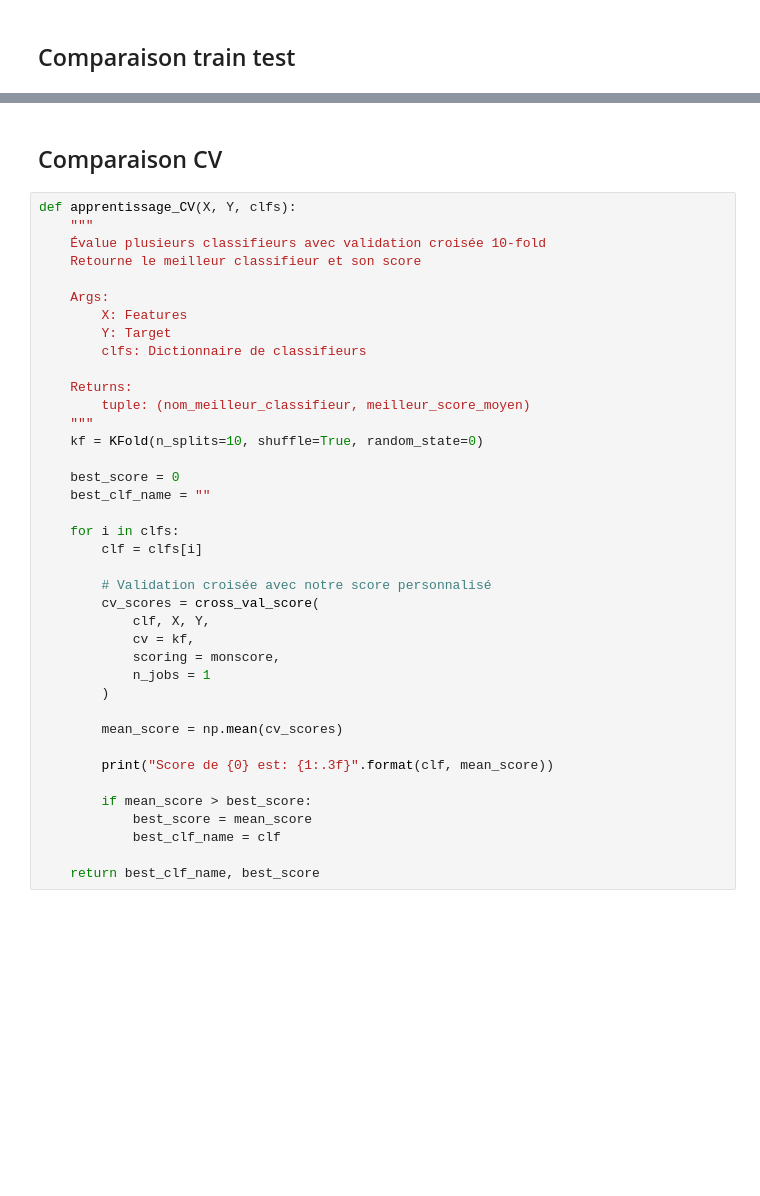
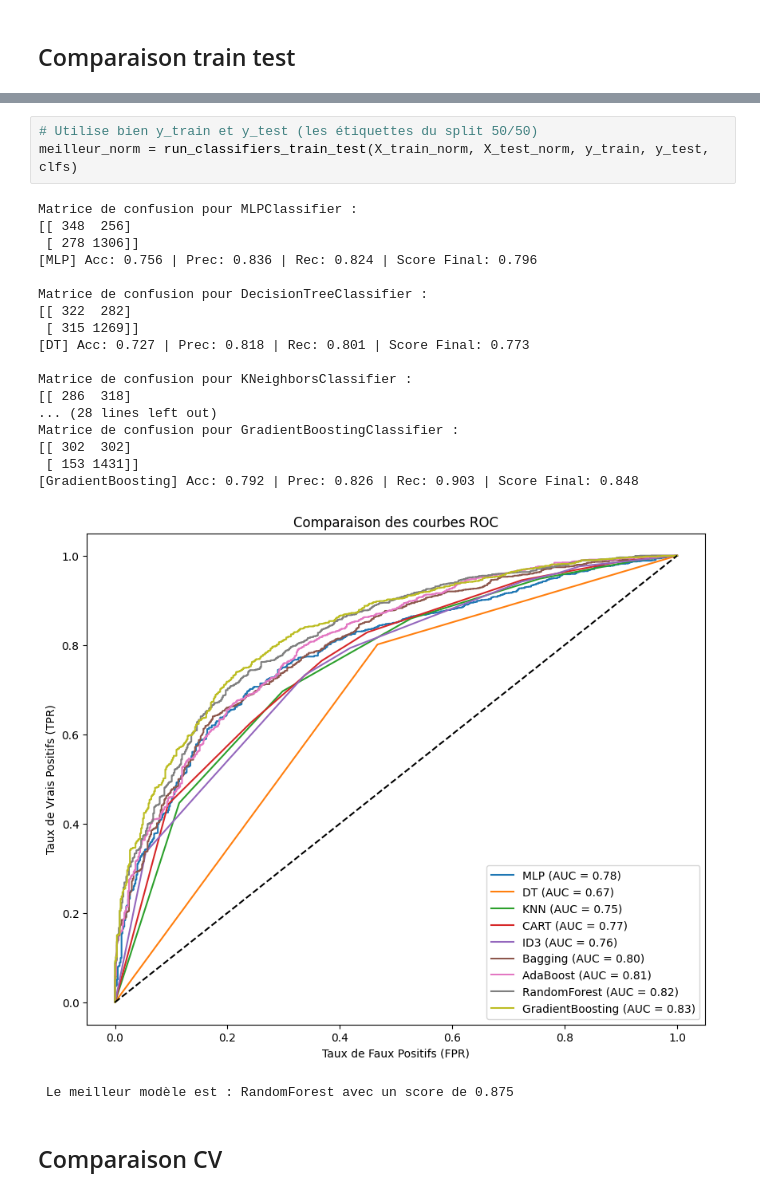
Before and after one commit to cerinekerarma/Machine_learning_project2, a Jupyter notebook: src/credit_scoring.ipynb, the cells around one changed output, grey strips where cells are left out. Drawn from its saved outputs; the diff is of its cells as text; blank space fills up the shorter version.

```diff
--- a/src/credit_scoring.ipynb
+++ b/src/credit_scoring.ipynb
@@ -64,41 +88,25 @@ RandomForest -> Test Score: 75.84%
+# %%
+# Utilise bien y_train et y_test (les étiquettes du split 50/50)
+meilleur_norm = run_classifiers_train_test(X_train_norm, X_test_norm, y_train, y_test, clfs)
+# %% [output]
+Matrice de confusion pour MLPClassifier :
+[[ 348  256]
+ [ 278 1306]]
+[MLP] Acc: 0.756 | Prec: 0.836 | Rec: 0.824 | Score Final: 0.796
+
+Matrice de confusion pour DecisionTreeClassifier :
+[[ 322  282]
+ [ 315 1269]]
+[DT] Acc: 0.727 | Prec: 0.818 | Rec: 0.801 | Score Final: 0.773
+
+Matrice de confusion pour KNeighborsClassifier :
+[[ 286  318]
+... (28 lines left out)
+Matrice de confusion pour GradientBoostingClassifier :
+[[ 302  302]
+ [ 153 1431]]
+[GradientBoosting] Acc: 0.792 | Prec: 0.826 | Rec: 0.903 | Score Final: 0.848
+[figure, added]
+ Le meilleur modèle est : RandomForest avec un score de 0.875
 # %% [markdown]
 ## Comparaison CV
-# %%
-def apprentissage_CV(X, Y, clfs):
-    """
-    Évalue plusieurs classifieurs avec validation croisée 10-fold
-    Retourne le meilleur classifieur et son score
-
-    Args:
-        X: Features
-        Y: Target
-        clfs: Dictionnaire de classifieurs
-
-    Returns:
-        tuple: (nom_meilleur_classifieur, meilleur_score_moyen)
-    """
-    kf = KFold(n_splits=10, shuffle=True, random_state=0)
-
-    best_score = 0
-    best_clf_name = ""
-
-    for i in clfs:
-        clf = clfs[i]
-
-        # Validation croisée avec notre score personnalisé
-        cv_scores = cross_val_score(
-            clf, X, Y,
-            cv = kf,
-            scoring = monscore,
-            n_jobs = 1
-        )
-
-        mean_score = np.mean(cv_scores)
-
-        print("Score de {0} est: {1:.3f}".format(clf, mean_score))
-
-        if mean_score > best_score:
-            best_score = mean_score
-            best_clf_name = clf
-
-    return best_clf_name, best_score
```
Also changed, not shown: parts of 12 cells of this notebook, 1 other file.
